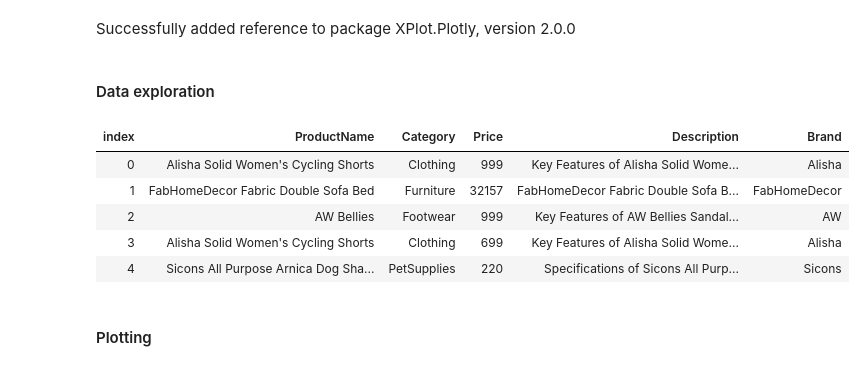
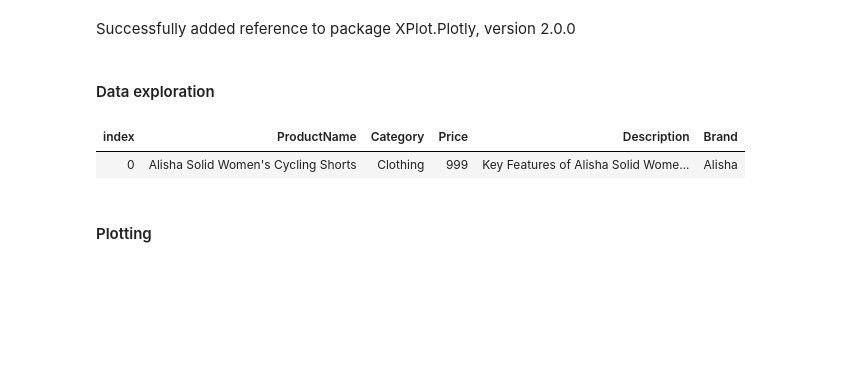
Before and after one commit to aslotte/mlnet-jupyter, a Jupyter notebook: src/multi-class classification.ipynb, the cells around one changed output. Saved outputs shown, nothing was run; the diff lists cells and outputs as text; code cells hidden in the pictures; blank space fills up the shorter version.

```diff
--- a/src/multi-class classification.ipynb
+++ b/src/multi-class classification.ipynb
@@ -47,17 +47,13 @@ IDataView dataView = mlContext.Data.LoadFromTextFile<ProductInformation>(dataPat
 #### Data exploration
 # %%
 var rows = mlContext.Data.CreateEnumerable<ProductInformation>(dataView, reuseRowObject: false)
-                    .Take(5)
+                    .Take(1)
                     .ToList();
 
 display(rows);
 # %% [output]
 | index | ProductName | Category | Price | Description | Brand |
 | 0 | Alisha Solid Women's Cycling Shorts | Clothing | 999 | Key Features of Alisha Solid Wome... | Alisha |
-| 1 | FabHomeDecor Fabric Double Sofa Bed | Furniture | 32157 | FabHomeDecor Fabric Double Sofa B... | FabHomeDecor |
-| 2 | AW Bellies | Footwear | 999 | Key Features of AW Bellies Sandal... | AW |
-| 3 | Alisha Solid Women's Cycling Shorts | Clothing | 699 | Key Features of Alisha Solid Wome... | Alisha |
-| 4 | Sicons All Purpose Arnica Dog Sha... | PetSupplies | 220 | Specifications of Sicons All Purp... | Sicons |
 # %% [markdown]
 #### Plotting
 # %%
```
Also changed, not shown: parts of 9 cells of this notebook.
